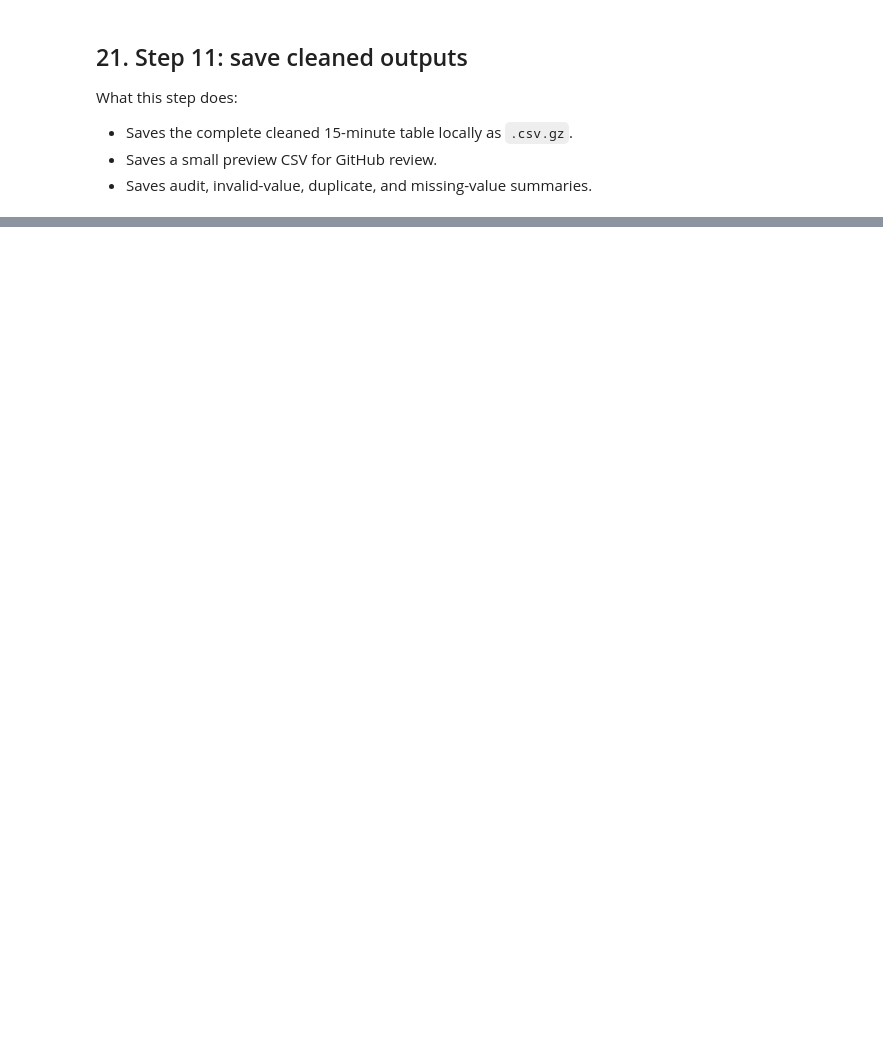
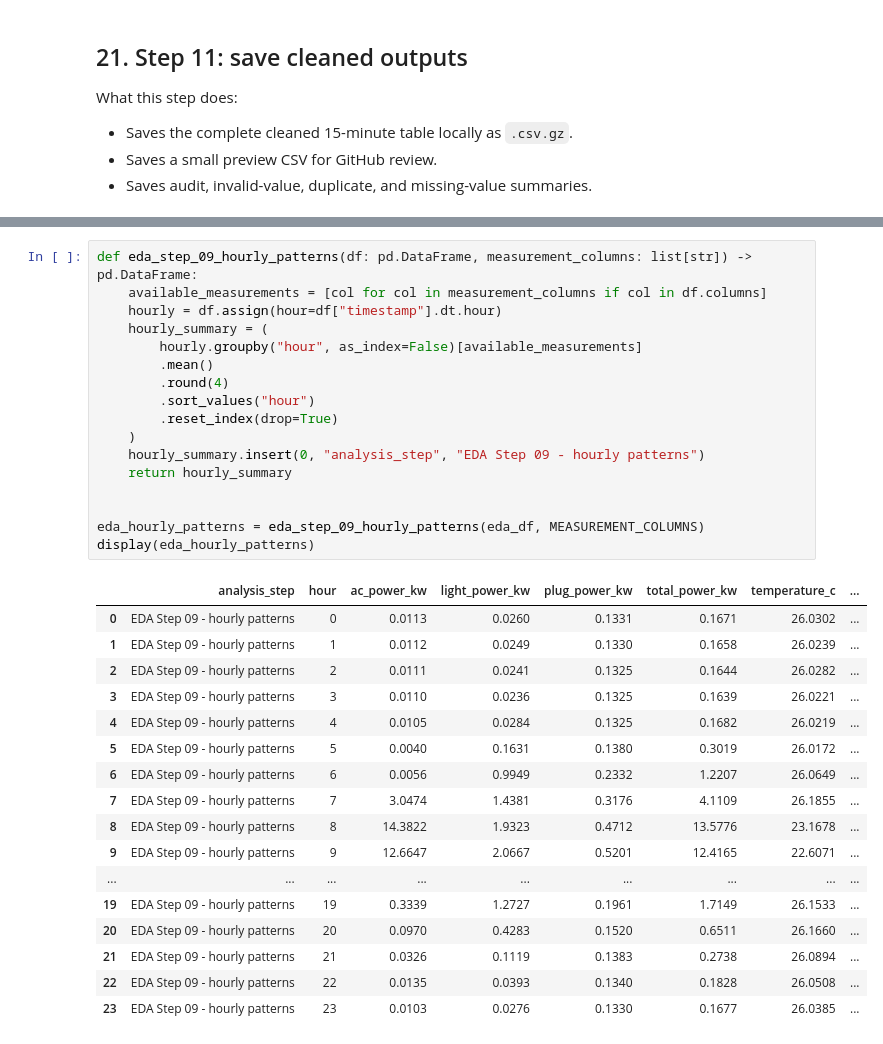
Before and after one commit to Lee-yongli/Artificial-Intelligence-for-Smart-Building-Log-Analysis, a Jupyter notebook: Artificial Intelligence for Smart-Building Log Analysis/merge_2018_2019_floors_3_4_5_7.ipynb, the cells around one changed output, grey strips where cells are left out. Drawn from its saved outputs; the diff is of its cells as text; blank space fills up the shorter version.

```diff
--- a/Artificial Intelligence for Smart-Building Log Analysis/merge_2018_2019_floors_3_4_5_7.ipynb
+++ b/Artificial Intelligence for Smart-Building Log Analysis/merge_2018_2019_floors_3_4_5_7.ipynb
@@ -825,0 +1168,35 @@ display(save_audit)
+# %%
+def eda_step_09_hourly_patterns(df: pd.DataFrame, measurement_columns: list[str]) -> pd.DataFrame:
+    available_measurements = [col for col in measurement_columns if col in df.columns]
+    hourly = df.assign(hour=df["timestamp"].dt.hour)
+    hourly_summary = (
+        hourly.groupby("hour", as_index=False)[available_measurements]
+        .mean()
+        .round(4)
+        .sort_values("hour")
+        .reset_index(drop=True)
+    )
+    hourly_summary.insert(0, "analysis_step", "EDA Step 09 - hourly patterns")
+    return hourly_summary
+
+
+eda_hourly_patterns = eda_step_09_hourly_patterns(eda_df, MEASUREMENT_COLUMNS)
+display(eda_hourly_patterns)
+# %% [output]
+|  | analysis_step | hour | ac_power_kw | light_power_kw | plug_power_kw | total_power_kw | temperature_c | ... |
+| 0 | EDA Step 09 - hourly patterns | 0 | 0.0113 | 0.0260 | 0.1331 | 0.1671 | 26.0302 | ... |
+| 1 | EDA Step 09 - hourly patterns | 1 | 0.0112 | 0.0249 | 0.1330 | 0.1658 | 26.0239 | ... |
+| 2 | EDA Step 09 - hourly patterns | 2 | 0.0111 | 0.0241 | 0.1325 | 0.1644 | 26.0282 | ... |
+| 3 | EDA Step 09 - hourly patterns | 3 | 0.0110 | 0.0236 | 0.1325 | 0.1639 | 26.0221 | ... |
+| 4 | EDA Step 09 - hourly patterns | 4 | 0.0105 | 0.0284 | 0.1325 | 0.1682 | 26.0219 | ... |
+| 5 | EDA Step 09 - hourly patterns | 5 | 0.0040 | 0.1631 | 0.1380 | 0.3019 | 26.0172 | ... |
+| 6 | EDA Step 09 - hourly patterns | 6 | 0.0056 | 0.9949 | 0.2332 | 1.2207 | 26.0649 | ... |
+| 7 | EDA Step 09 - hourly patterns | 7 | 3.0474 | 1.4381 | 0.3176 | 4.1109 | 26.1855 | ... |
+| 8 | EDA Step 09 - hourly patterns | 8 | 14.3822 | 1.9323 | 0.4712 | 13.5776 | 23.1678 | ... |
+| 9 | EDA Step 09 - hourly patterns | 9 | 12.6647 | 2.0667 | 0.5201 | 12.4165 | 22.6071 | ... |
+| ... | ... | ... | ... | ... | ... | ... | ... | ... |
+| 19 | EDA Step 09 - hourly patterns | 19 | 0.3339 | 1.2727 | 0.1961 | 1.7149 | 26.1533 | ... |
+| 20 | EDA Step 09 - hourly patterns | 20 | 0.0970 | 0.4283 | 0.1520 | 0.6511 | 26.1660 | ... |
+| 21 | EDA Step 09 - hourly patterns | 21 | 0.0326 | 0.1119 | 0.1383 | 0.2738 | 26.0894 | ... |
+| 22 | EDA Step 09 - hourly patterns | 22 | 0.0135 | 0.0393 | 0.1340 | 0.1828 | 26.0508 | ... |
+| 23 | EDA Step 09 - hourly patterns | 23 | 0.0103 | 0.0276 | 0.1330 | 0.1677 | 26.0385 | ... |
```
Also changed, not shown: parts of 32 cells of this notebook, 15 other files.
